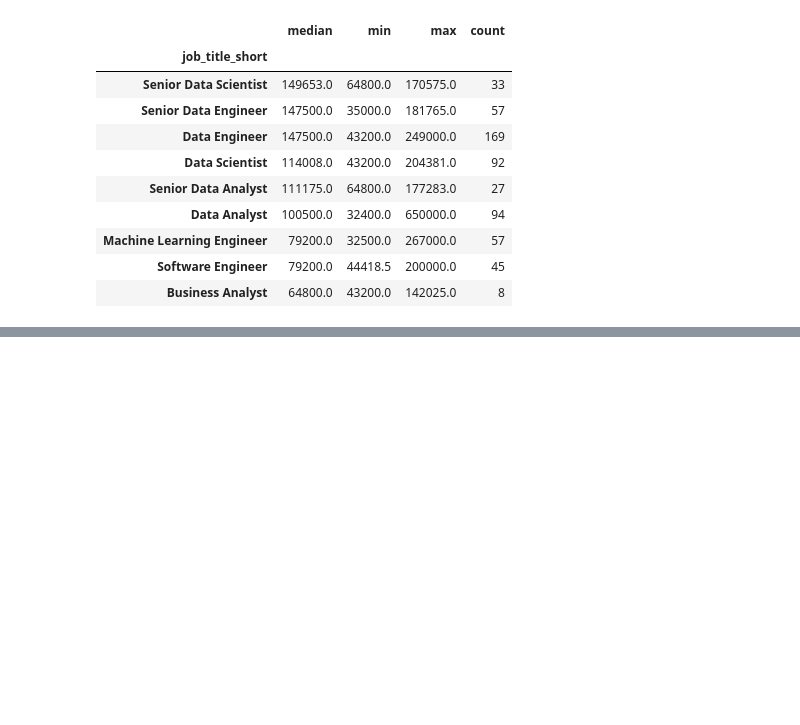
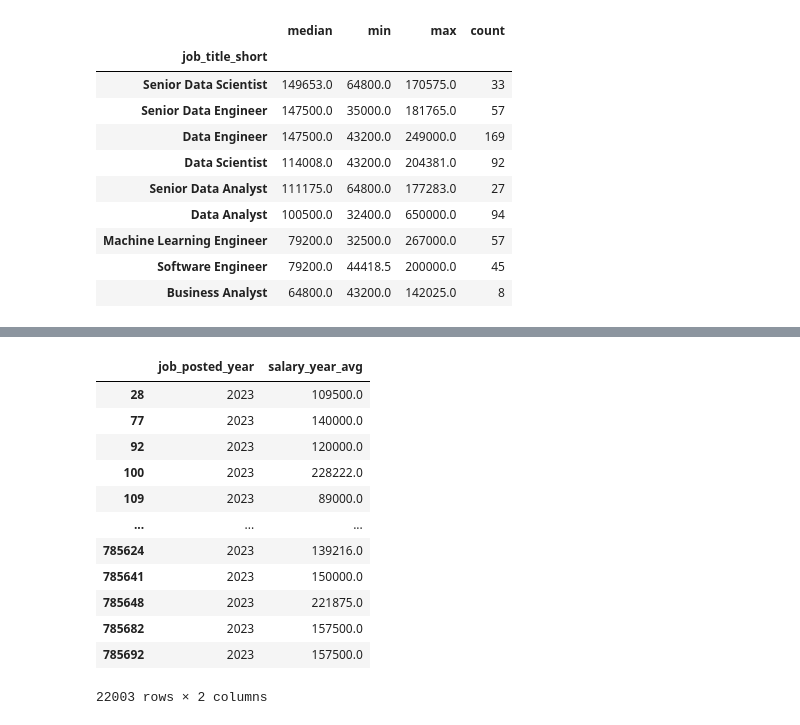
Before and after one commit to rajbaviskar-art/BasicPython, a Jupyter notebook: 12_Pandas.ipynb, the cells around one changed output, grey strips where cells are left out. Saved outputs shown, nothing was run; the diff lists cells and outputs as text; code cells hidden in the pictures; blank space fills up the shorter version.

```diff
--- a/12_Pandas.ipynb
+++ b/12_Pandas.ipynb
@@ -811,0 +858,17 @@ india_jobs.groupby('job_title_short')['salary_year_avg'].agg(['median', 'min', '
+# %%
+df['job_posted_year'] = df.job_posted_date.dt.year
+df[['job_posted_year', 'salary_year_avg']].dropna(subset = ['salary_year_avg'])
+# %% [output]
+|  | job_posted_year | salary_year_avg |
+| 28 | 2023 | 109500.0 |
+| 77 | 2023 | 140000.0 |
+| 92 | 2023 | 120000.0 |
+| 100 | 2023 | 228222.0 |
+| 109 | 2023 | 89000.0 |
+| ... | ... | ... |
+| 785624 | 2023 | 139216.0 |
+| 785641 | 2023 | 150000.0 |
+| 785648 | 2023 | 221875.0 |
+| 785682 | 2023 | 157500.0 |
+| 785692 | 2023 | 157500.0 |
+22003 rows × 2 columns
```
Also changed, not shown: parts of 7 cells of this notebook.
